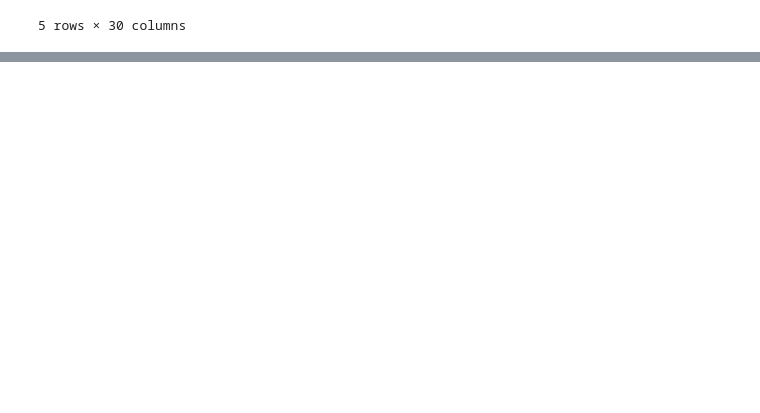
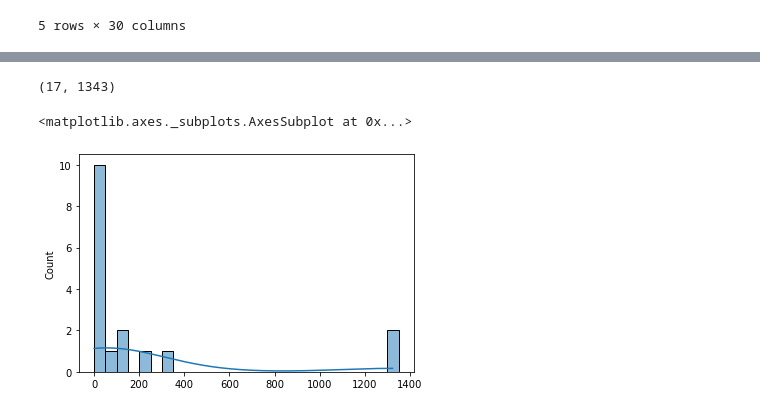
Before and after one commit to bgrdessislava/Campyjejuni_gyrA, a Jupyter notebook: Non_r/Combining_10359_isolate_metadata_coreMLSTvalues.ipynb, the cells around one changed output, grey strips where cells are left out. Drawn from its saved outputs; the diff is of its cells as text; code cells hidden in the pictures; blank space fills up the shorter version.

```diff
--- a/Non_r/Combining_10359_isolate_metadata_coreMLSTvalues.ipynb
+++ b/Non_r/Combining_10359_isolate_metadata_coreMLSTvalues.ipynb
@@ -55,2 +165,2 @@ df_combined.to_excel('../../Data/10359_coreMLST_metadata_MLST_combined.xlsx')
 # %%
-coremlst = [x for x in df_combined.columns if x.startswith('CAMP')]
+coremlst = [x for x in df_combined.columns if str(x).startswith('CAMP')]
@@ -72,0 +167,5 @@ df_combined[coremlst].astype(str)
+# %%
+def modeFreq(x):
+    coremlst_mode = x.mode().values[0]
+    prop = (coremlst_mode == x).sum() / len(x)
+    return prop
@@ -72,0 +194,4 @@ df_combined[coremlst].astype(str)
+# %%
+Modefrequency_NGroups = df_combined.groupby('NG')[coremlst].apply(modeFreq)
+# %%
+Modefrequency_NGroups_count = (Modefrequency_NGroups == 1).sum(axis=1)
@@ -72,0 +242,9 @@ df_combined[coremlst].astype(str)
+# %%
+Modefrequency_NGroups.shape
+# %% [output]
+(17, 1343)
+# %%
+sns.histplot(Modefrequency_NGroups_count,binwidth=50,kde=True)
+# %% [output]
+<matplotlib.axes._subplots.AxesSubplot at 0x...>
+[figure, added]
```
Also changed, not shown: parts of 22 cells of this notebook, 2 other files.
